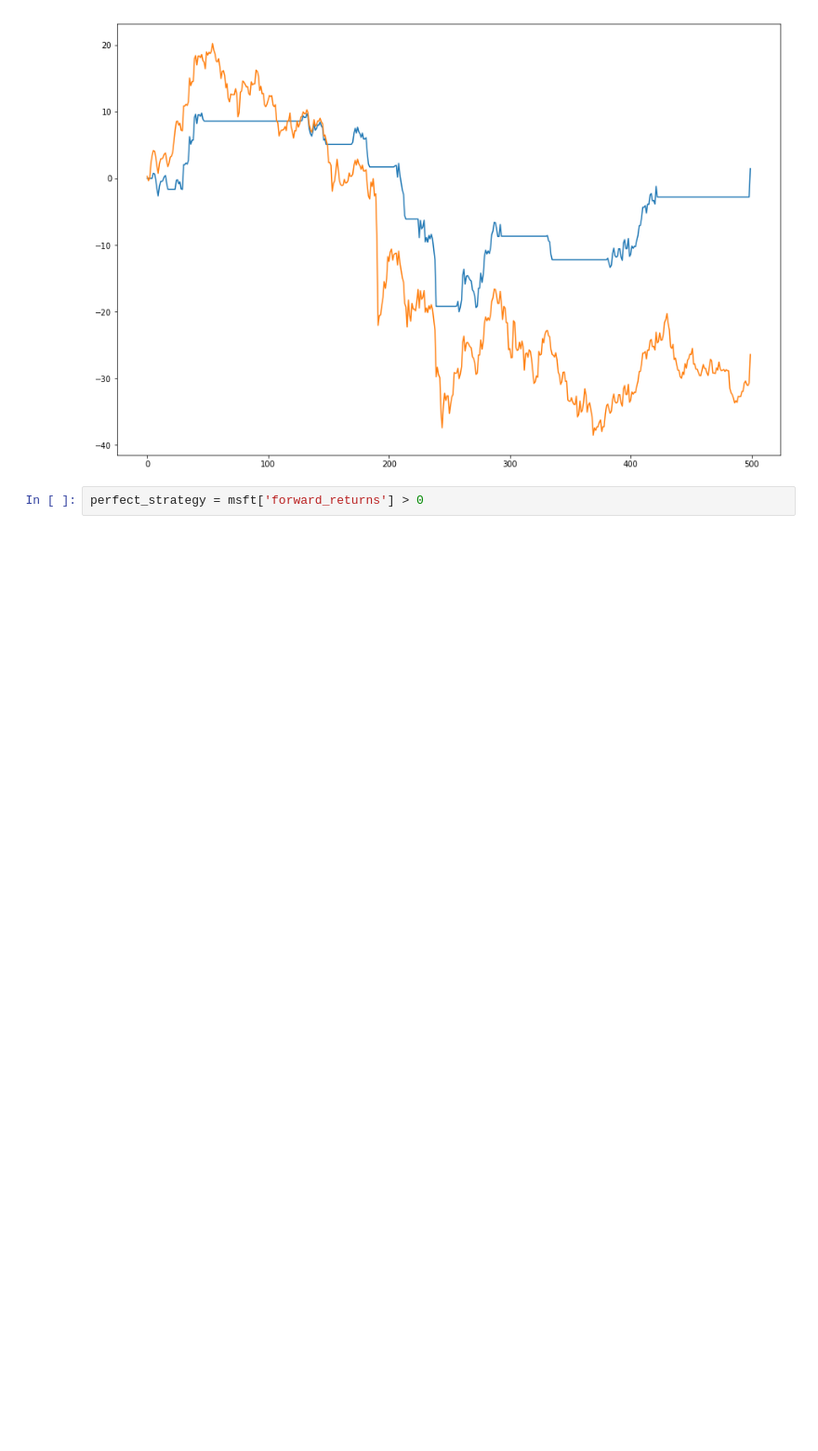
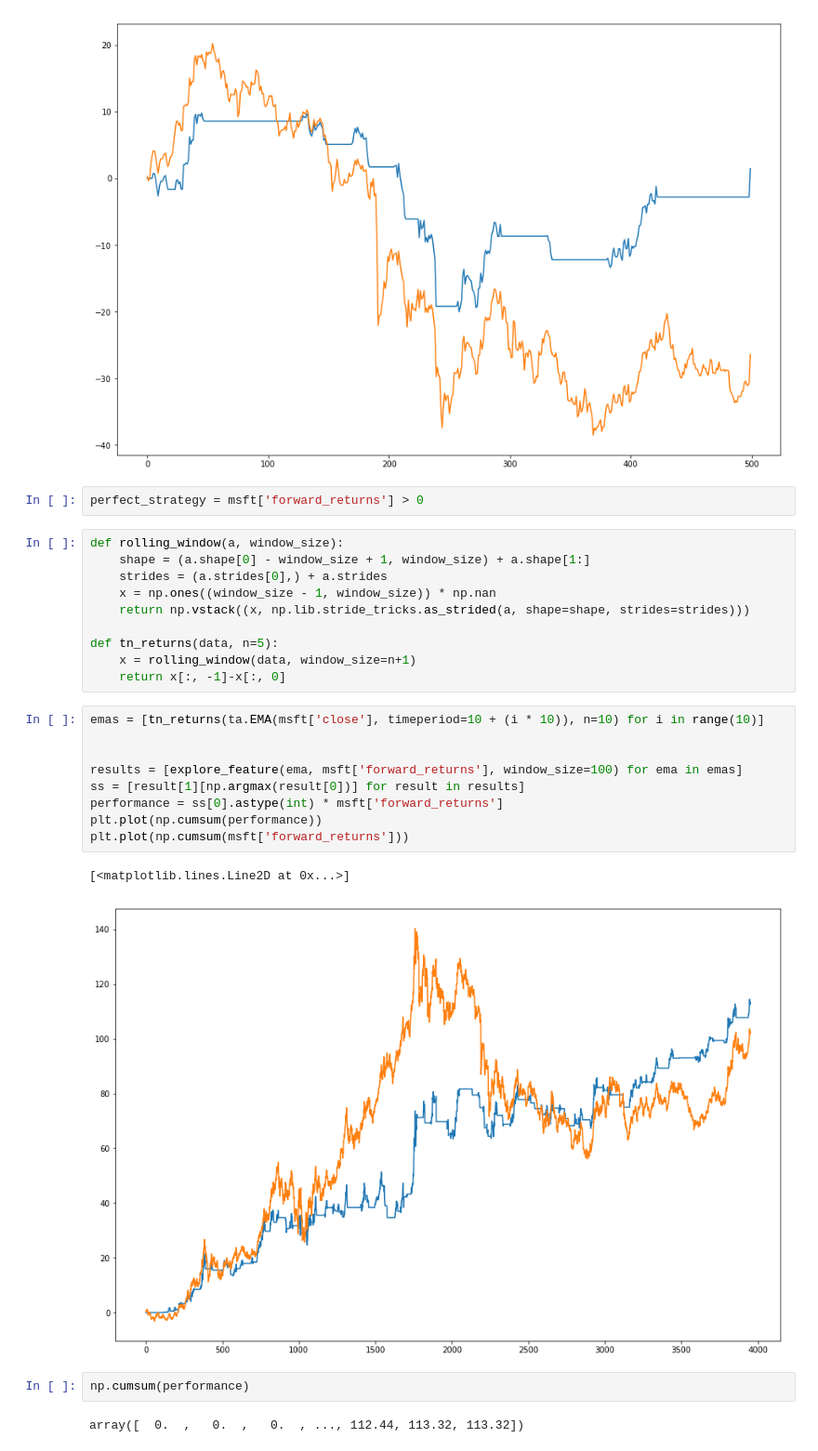
Before and after one commit to longtailfinancial/AlphaEngine, a Jupyter notebook: stu_scratch/Automated-Example.ipynb, the cells around one changed output. Shown at 93% size. Saved outputs shown, nothing was run; the diff lists cells and outputs as text; blank space fills up the shorter version.

```diff
--- a/stu_scratch/Automated-Example.ipynb
+++ b/stu_scratch/Automated-Example.ipynb
@@ -214,3 +216,29 @@ plt.plot(np.cumsum(msft['forward_returns'][2000:2500]))
 [figure]
 # %%
 perfect_strategy = msft['forward_returns'] > 0
+# %%
+def rolling_window(a, window_size):
+    shape = (a.shape[0] - window_size + 1, window_size) + a.shape[1:]
+    strides = (a.strides[0],) + a.strides
+    x = np.ones((window_size - 1, window_size)) * np.nan
+    return np.vstack((x, np.lib.stride_tricks.as_strided(a, shape=shape, strides=strides)))
+
+def tn_returns(data, n=5):
+    x = rolling_window(data, window_size=n+1)
+    return x[:, -1]-x[:, 0]
+# %%
+emas = [tn_returns(ta.EMA(msft['close'], timeperiod=10 + (i * 10)), n=10) for i in range(10)]
+
+
+results = [explore_feature(ema, msft['forward_returns'], window_size=100) for ema in emas]
+ss = [result[1][np.argmax(result[0])] for result in results]
+performance = ss[0].astype(int) * msft['forward_returns']
+plt.plot(np.cumsum(performance))
+plt.plot(np.cumsum(msft['forward_returns']))
+# %% [output]
+[<matplotlib.lines.Line2D at 0x...>]
+[figure, added]
+# %%
+np.cumsum(performance)
+# %% [output]
+array([  0.  ,   0.  ,   0.  , ..., 112.44, 113.32, 113.32])
```
Also changed, not shown: parts of 16 cells of this notebook, 5 other files.
